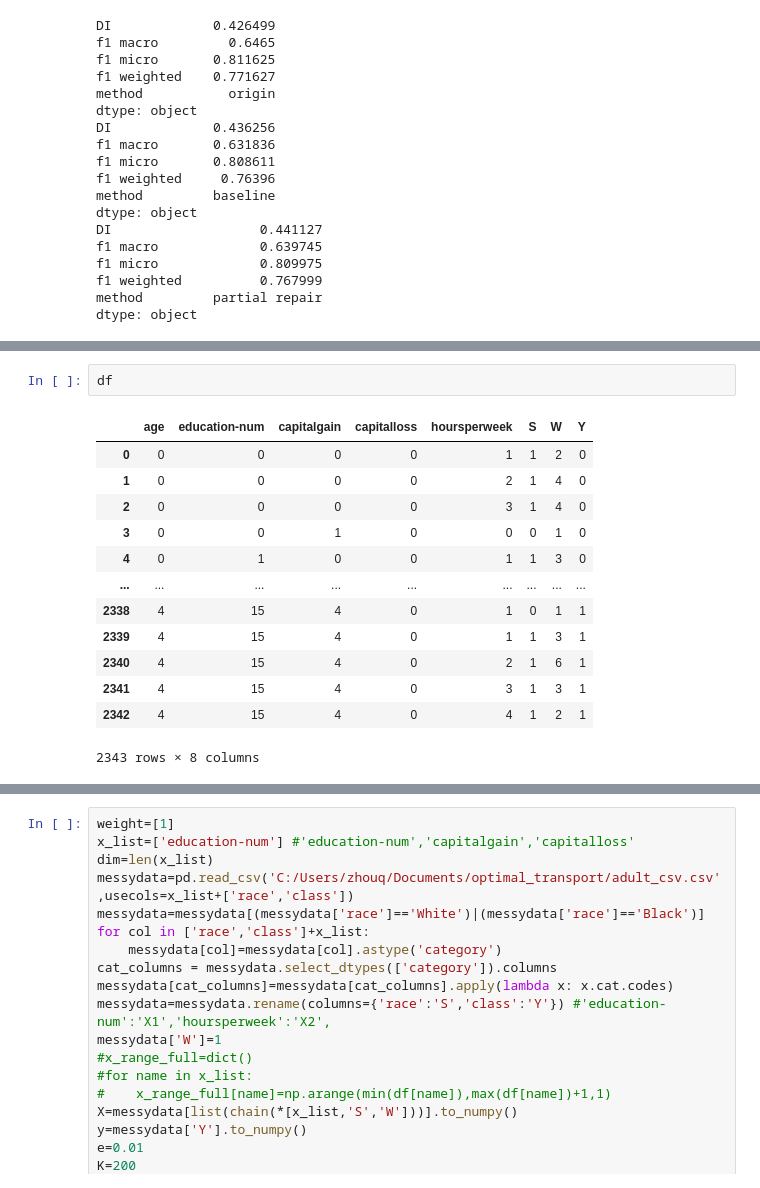
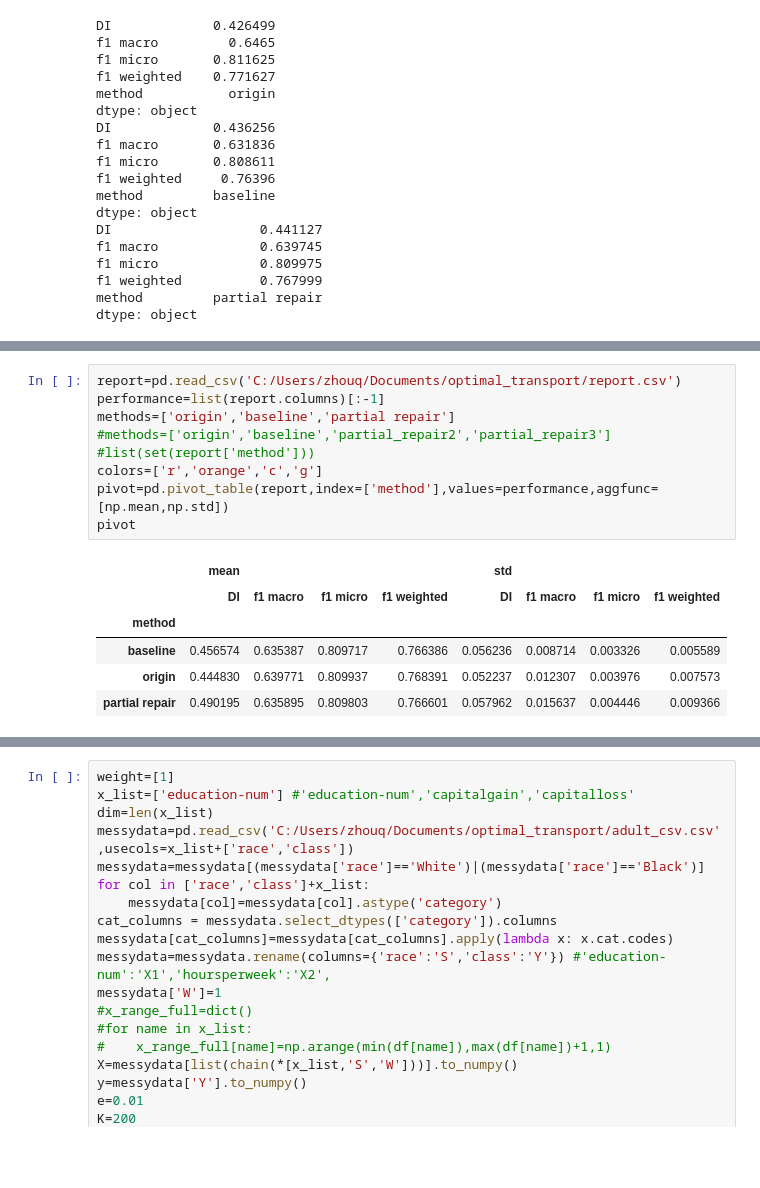
Before and after one commit to Quan-Zhou/OT_Debiasing, a Jupyter notebook: Dykstra_fromadult_higher.ipynb, the cells around one changed output, grey strips where cells are left out. Drawn from its saved outputs; the diff is of its cells as text; blank space fills up the shorter version.

```diff
--- a/Dykstra_fromadult_higher.ipynb
+++ b/Dykstra_fromadult_higher.ipynb
@@ -464,16 +460,16 @@ tr violation: [[0.18307759]]
-# %%
-df
-# %% [output]
-|  | age | education-num | capitalgain | capitalloss | hoursperweek | S | W | Y |
-| 0 | 0 | 0 | 0 | 0 | 1 | 1 | 2 | 0 |
-| 1 | 0 | 0 | 0 | 0 | 2 | 1 | 4 | 0 |
-| 2 | 0 | 0 | 0 | 0 | 3 | 1 | 4 | 0 |
-| 3 | 0 | 0 | 1 | 0 | 0 | 0 | 1 | 0 |
-| 4 | 0 | 1 | 0 | 0 | 1 | 1 | 3 | 0 |
-| ... | ... | ... | ... | ... | ... | ... | ... | ... |
-| 2338 | 4 | 15 | 4 | 0 | 1 | 0 | 1 | 1 |
-| 2339 | 4 | 15 | 4 | 0 | 1 | 1 | 3 | 1 |
-| 2340 | 4 | 15 | 4 | 0 | 2 | 1 | 6 | 1 |
-| 2341 | 4 | 15 | 4 | 0 | 3 | 1 | 3 | 1 |
-| 2342 | 4 | 15 | 4 | 0 | 4 | 1 | 2 | 1 |
-2343 rows × 8 columns
+# %%
+report=pd.read_csv('C:/Users/zhouq/Documents/optimal_transport/report.csv')
+performance=list(report.columns)[:-1]
+methods=['origin','baseline','partial repair']
+#methods=['origin','baseline','partial_repair2','partial_repair3']
+#list(set(report['method']))
+colors=['r','orange','c','g']
+pivot=pd.pivot_table(report,index=['method'],values=performance,aggfunc=[np.mean,np.std])
+pivot
+# %% [output]
+|  | mean |  |  |  | std |  |  |  |
+|  | DI | f1 macro | f1 micro | f1 weighted | DI | f1 macro | f1 micro | f1 weighted |
+| method |  |  |  |  |  |  |  |  |
+| baseline | 0.456574 | 0.635387 | 0.809717 | 0.766386 | 0.056236 | 0.008714 | 0.003326 | 0.005589 |
+| origin | 0.444830 | 0.639771 | 0.809937 | 0.768391 | 0.052237 | 0.012307 | 0.003976 | 0.007573 |
+| partial repair | 0.490195 | 0.635895 | 0.809803 | 0.766601 | 0.057962 | 0.015637 | 0.004446 | 0.009366 |
```
Also changed, not shown: parts of 9 cells of this notebook, 2 other files.
